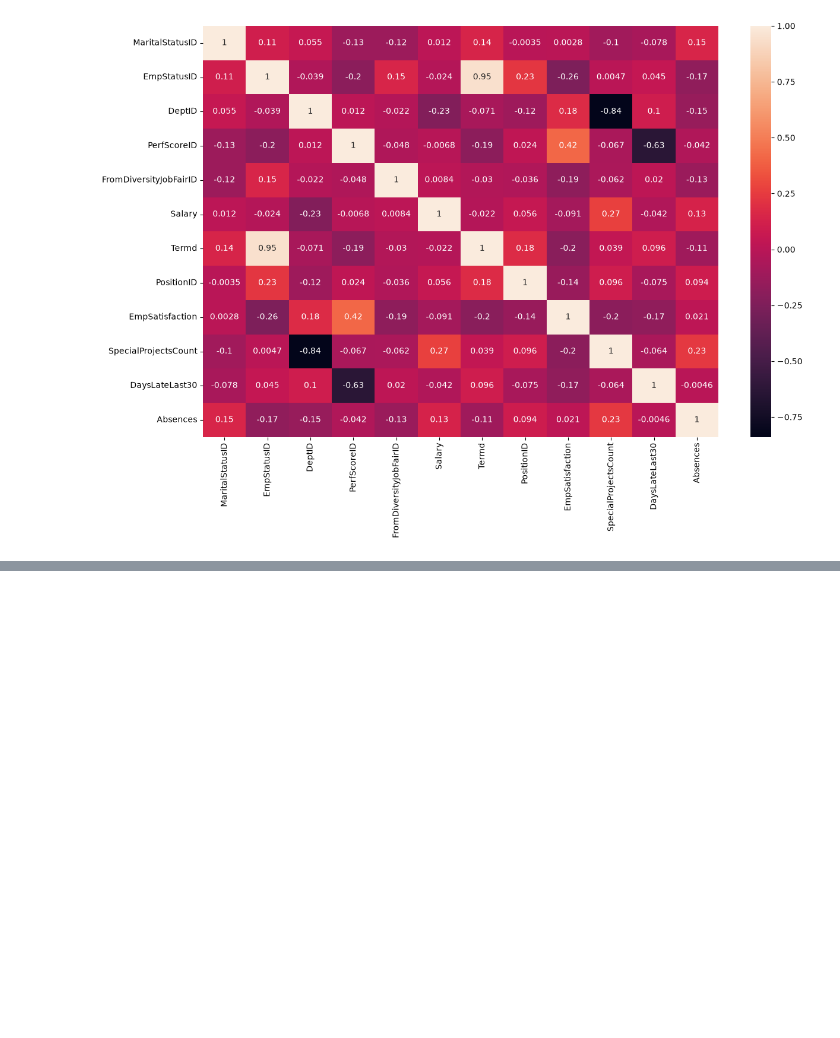
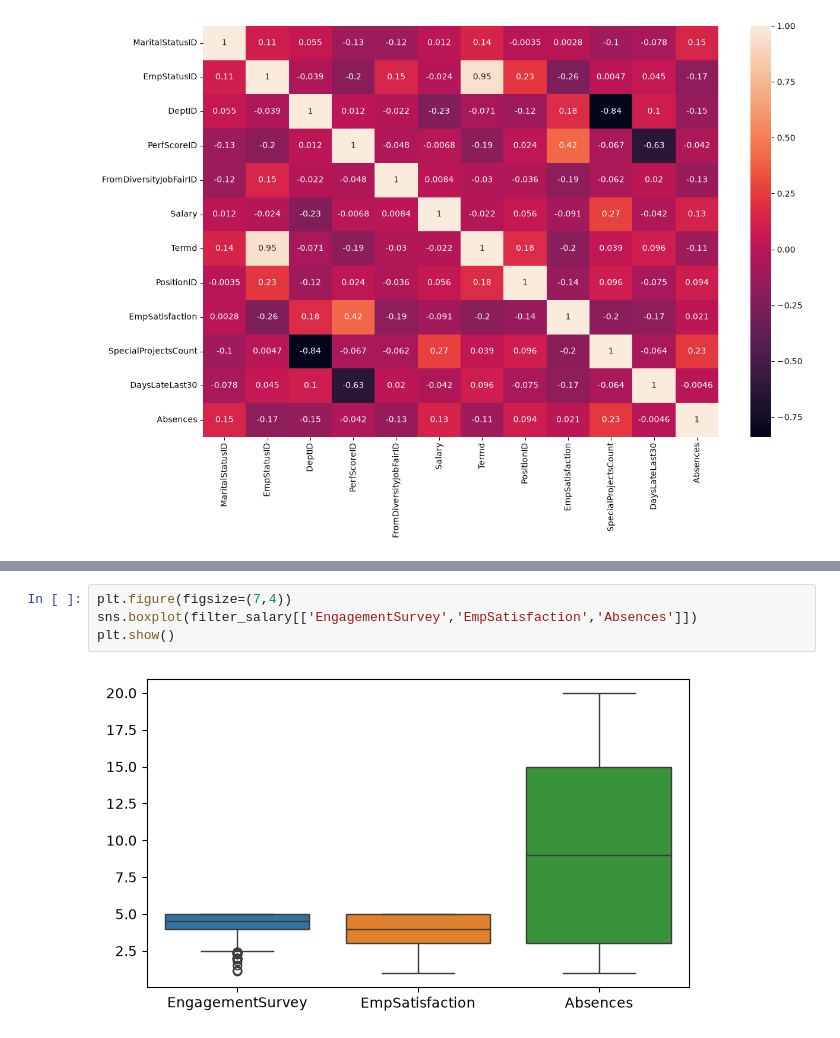
Before and after one commit to Shaswat64/Data-Sci, a Jupyter notebook: visualization.ipynb, the cells around one changed output, grey strips where cells are left out. Drawn from its saved outputs; the diff is of its cells as text; blank space fills up the shorter version.

```diff
--- a/visualization.ipynb
+++ b/visualization.ipynb
@@ -150,0 +186,6 @@ sns.heatmap(corr_data, annot=True)
+# %%
+plt.figure(figsize=(7,4))
+sns.boxplot(filter_salary[['EngagementSurvey','EmpSatisfaction','Absences']])
+plt.show()
+# %% [output]
+[figure, added]
```
Also changed, not shown: parts of 12 cells of this notebook, 1 other file.
